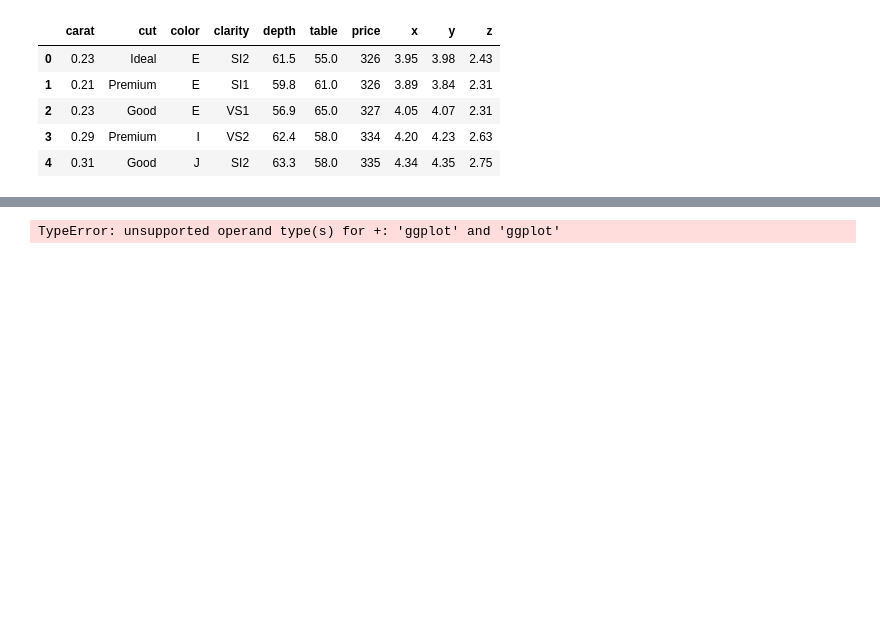
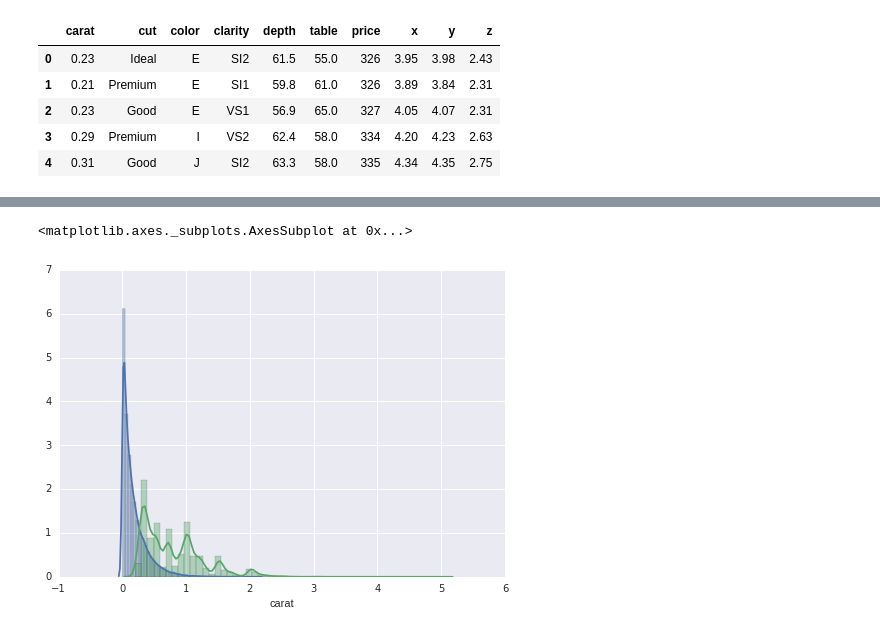
Before and after one commit to amarino5/Master-BigData-CIFF-2016, a Jupyter notebook: entornos-DS-python/Proyecto-DS-Parte2.ipynb, the cells around one changed output, grey strips where cells are left out. Drawn from its saved outputs; the diff is of its cells as text; code cells hidden in the pictures; blank space fills up the shorter version.

```diff
--- a/entornos-DS-python/Proyecto-DS-Parte2.ipynb
+++ b/entornos-DS-python/Proyecto-DS-Parte2.ipynb
@@ -33,18 +46,13 @@ p
 # %%
-#Dibujar el histograma de la variable Carat
 #qplot(diamonds["carat"])
-
-def gamma_random_sample(mean, variance, size):
-    g_alpha = mean*mean/variance
-    g_beta = mean/variance
-    for i in range(size):
-        yield random.gammavariate(g_alpha,1/g_beta)
+import seaborn as sns
 
 # force integer values to get integer sample
 gamma_distribution = np.random.gamma(mean_of_distribution,variance_of_distribution,len(diamonds['carat']))
 gamma = pd.DataFrame(gamma_distribution, columns=['carat'])
 gamma.head(5)
-q=ggplot(aes(x='carat'),data=gamma)+geom_histogram(alpha=0.7)
-p = p + ggplot(aes(x='carat'),data=gamma)+geom_histogram(alpha=0.7)
+sns.distplot(gamma_distribution)
+sns.distplot(diamonds['carat'])
 # %% [output]
-TypeError: unsupported operand type(s) for +: 'ggplot' and 'ggplot'
+<matplotlib.axes._subplots.AxesSubplot at 0x...>
+[figure, added]
```
Also changed, not shown: parts of 23 cells of this notebook, 15 other files.
